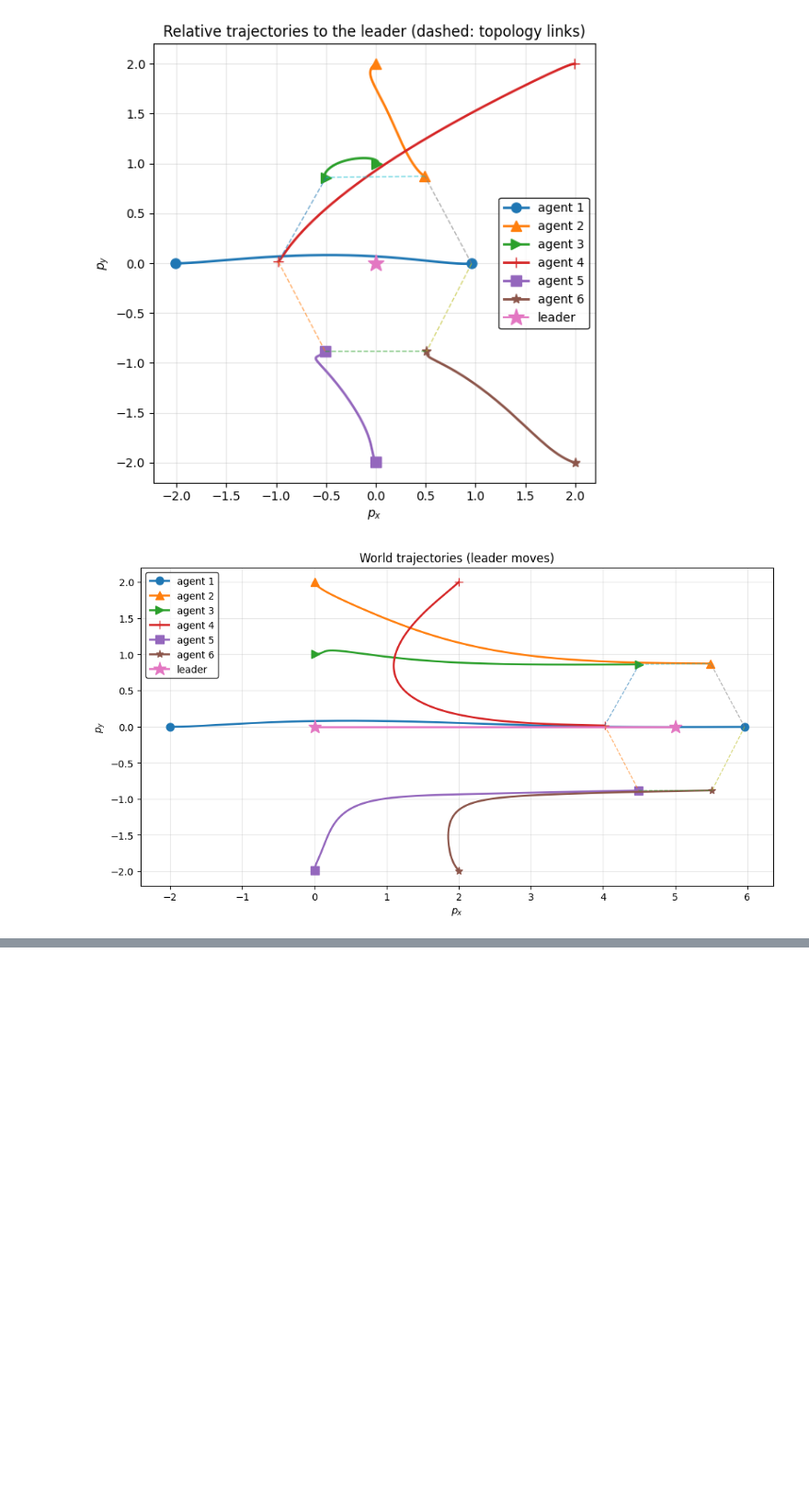
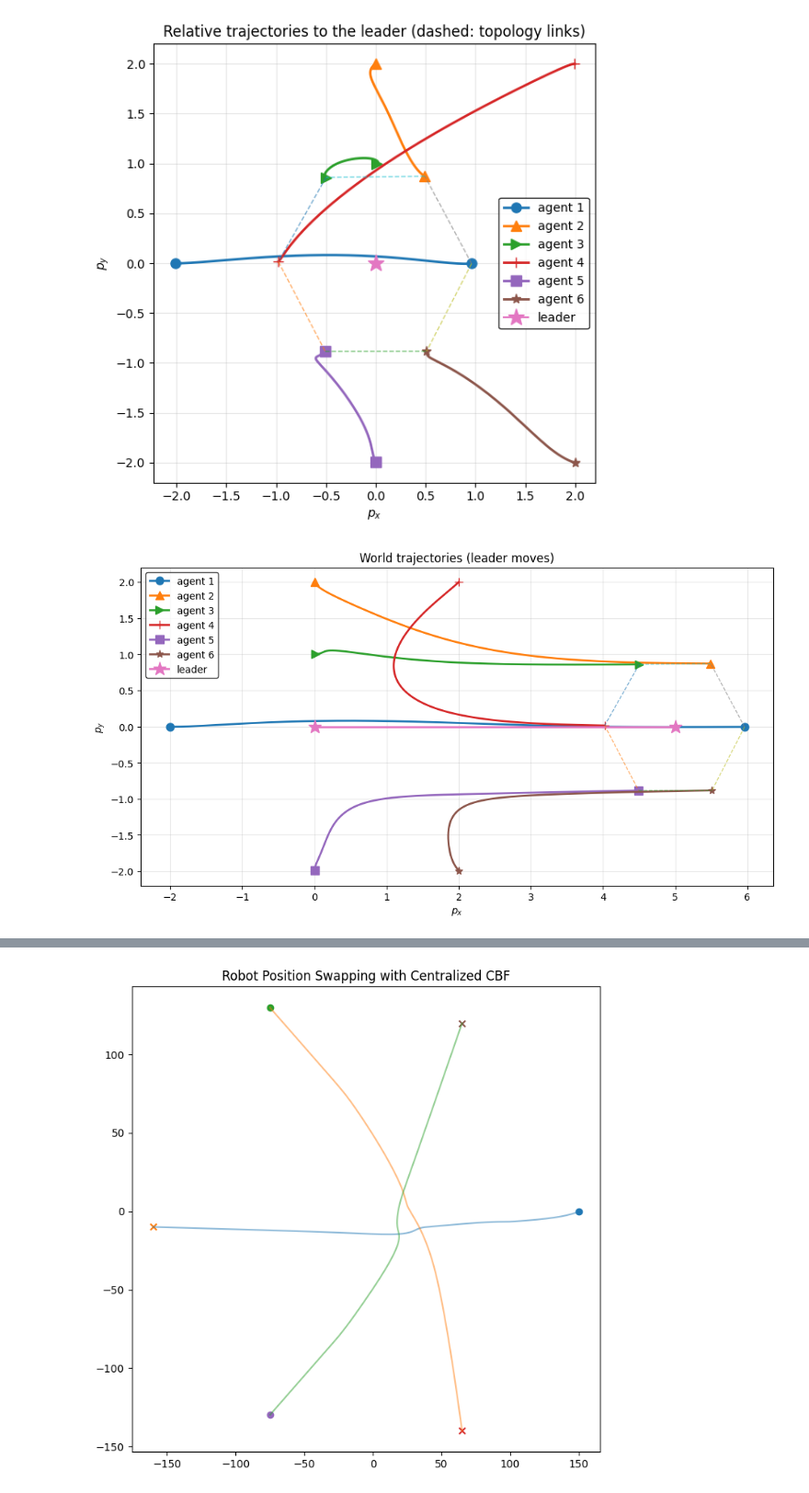
Before and after one commit to hungnguyen-125/Safety_Formation_Control_CBF, a Jupyter notebook: test.ipynb, the cells around one changed output, grey strips where cells are left out. Shown at 92% size. Cells and saved outputs as stored; diff of their text form; code cells hidden in the pictures; blank space fills up the shorter version.

```diff
--- a/test.ipynb
+++ b/test.ipynb
@@ -222,6 +224,9 @@ plot_formation_error(
 # %%
 plot_relative_trajectories(agents, leader, topo, show_topology_at="final")
 plot_world_trajectories(agents, leader, topo, topology_at="final")
+
+for ag in agents:
+    ag.clear_history
 # %% [output]
 [figure]
 [figure]
@@ -227,0 +286,6 @@ plot_world_trajectories(agents, leader, topo, topology_at="final")
+# %%
+plot_relative_trajectories(agents, leader, topo, show_topology_at="final")
+plot_world_trajectories(agents, leader, topo, topology_at="final")
+
+for ag in agents:
+    ag.clear_history
@@ -227,0 +408,71 @@ plot_world_trajectories(agents, leader, topo, topology_at="final")
+# %%
+import numpy as np
+
+# --- Cấu hình mô phỏng ---
+N = 3           # 20 robot như trong bài báo
+R_circle = 150   # Bán kính vòng tròn
+dt = 0.1
+T_max = 100
+gamma = 0.1
+d_min = 9.0      # Ds = 10
+k1, k2 = 1.0, 2.0 # Hệ số PD controller
+
+# --- Khởi tạo trạng thái ---
+agents_list = []
+class AgentObj:
+    def __init__(self, id, pos, target):
+        self.id = id
+        self.pos = pos
+        self.vel = np.zeros(2)
+        self.target = target
+        self.alpha = 20.0 # Gia tốc tối đa
+        self.gamma = gamma
+
+for i in range(N):
+    angle = 2 * np.pi * i / N
+    # Vị trí ban đầu trên vòng tròn
+    pos = np.array([R_circle * np.cos(angle), R_circle * np.sin(angle)])
+    # Đích đến ở phía đối diện
+    target = -pos -10
+    agents_list.append(AgentObj(i, pos, target))
+
+# Giả lập Topology (Tất cả thấy nhau - Fully Connected cho Centralized)
+class FullTopology:
+    adj_matrix = np.ones((N, N)) - np.eye(N)
+
+cbf_filter = CentralizedCBF(gamma=gamma, safety_dis=d_min)
+
+# --- Vòng lặp mô phỏng ---
+history = [[] for _ in range(N)]
+
+for t in range(int(T_max/dt)):
+    # 1. Tính u_nom cho toàn bộ N robot (PD Control)
+    u_nom_all = []
+    for ag in agents_list:
+        u_i = -k1 * (ag.pos - ag.target) - k2 * ag.vel
+        u_nom_all.append(u_i)
+    u_nom_all = np.array(u_nom_all)
+
+    # 2. Lọc qua Centralized CBF
+    u_safe_all = cbf_filter.compute_safe_control(agents_list, FullTopology(), u_nom_all)
+
+    if u_safe_all is None: break
+
+    # 3. Cập nhật vật lý
+    for i, ag in enumerate(agents_list):
+        ag.vel += u_safe_all[i] * dt
+        ag.pos += ag.vel * dt
+        history[i].append(ag.pos.copy())
+
+# --- Vẽ quỹ đạo (Sử dụng Matplotlib để xem kết quả giống Fig 3) ---
+import matplotlib.pyplot as plt
+plt.figure(figsize=(8,8))
+for i in range(N):
+    traj = np.array(history[i])
+    plt.plot(traj[:,0], traj[:,1], alpha=0.5)
+    plt.scatter(traj[0,0], traj[0,1], marker='o') # Start
+    plt.scatter(traj[-1,0], traj[-1,1], marker='x') # End
+plt.title("Robot Position Swapping with Centralized CBF")
+plt.show()
+# %% [output]
+[figure, added]
```
Also changed, not shown: parts of 9 cells of this notebook, 6 other files.
